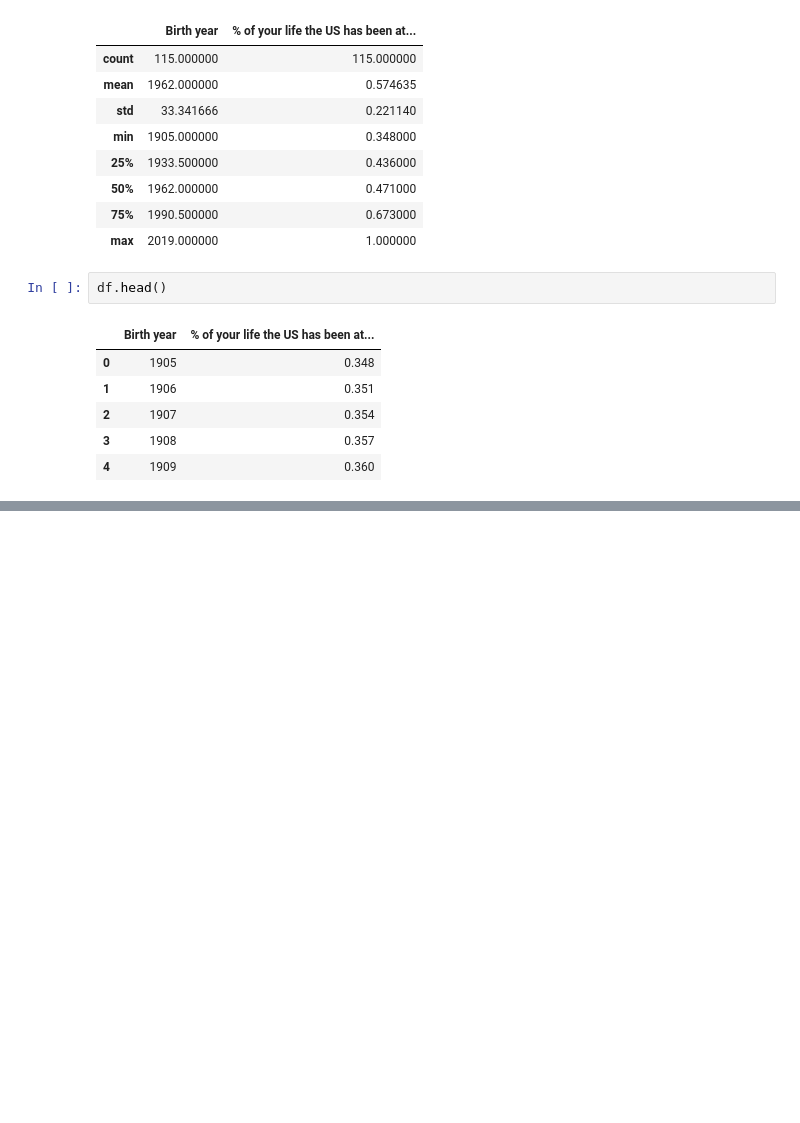
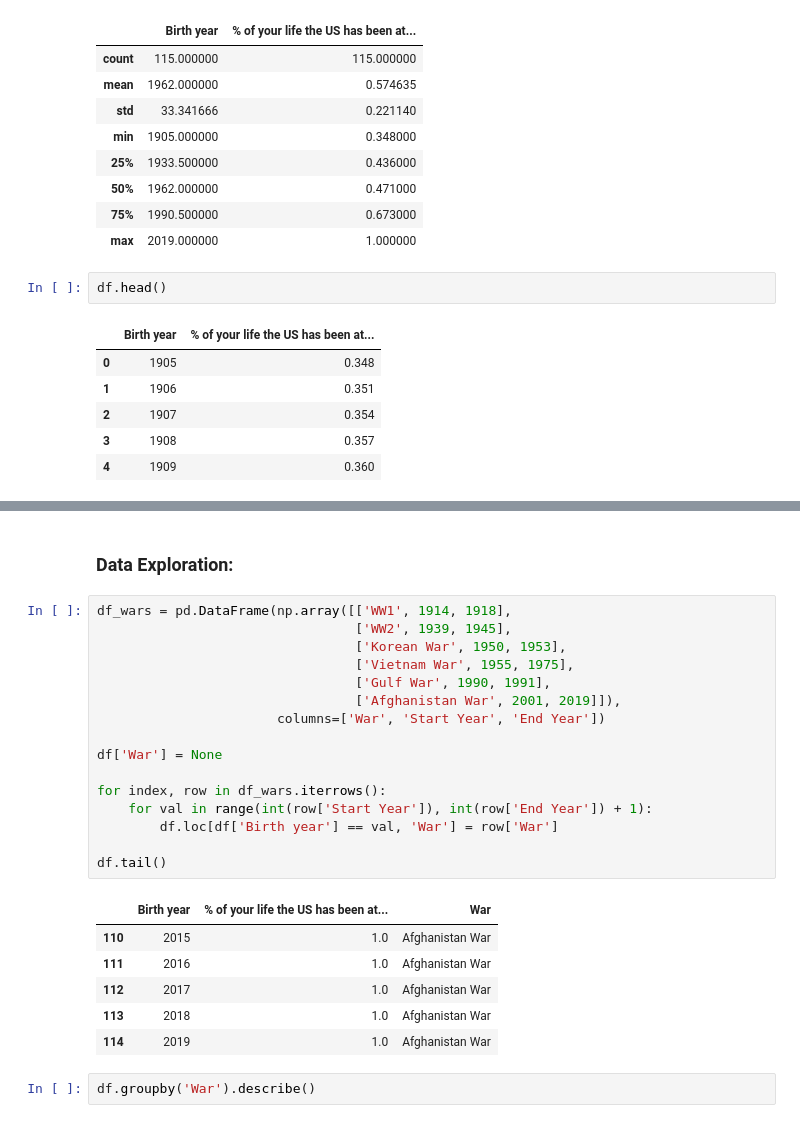
Before and after one commit to rlevv/Makeover_Monday, a Jupyter notebook: 2020W6-US_Wartime_Living/US_Wartime_Living.ipynb, the cells around one changed output, grey strips where cells are left out. Saved outputs shown, nothing was run; the diff lists cells and outputs as text; blank space fills up the shorter version.

```diff
--- a/2020W6-US_Wartime_Living/US_Wartime_Living.ipynb
+++ b/2020W6-US_Wartime_Living/US_Wartime_Living.ipynb
@@ -54,0 +62,27 @@ df.head()
+# %% [markdown]
+### Data Exploration:
+# %%
+df_wars = pd.DataFrame(np.array([['WW1', 1914, 1918],
+                                 ['WW2', 1939, 1945],
+                                 ['Korean War', 1950, 1953],
+                                 ['Vietnam War', 1955, 1975],
+                                 ['Gulf War', 1990, 1991],
+                                 ['Afghanistan War', 2001, 2019]]),
+                       columns=['War', 'Start Year', 'End Year'])
+
+df['War'] = None
+
+for index, row in df_wars.iterrows():
+    for val in range(int(row['Start Year']), int(row['End Year']) + 1):
+        df.loc[df['Birth year'] == val, 'War'] = row['War']
+
+df.tail()
+# %% [output]
+|  | Birth year | % of your life the US has been at... | War |
+| 110 | 2015 | 1.0 | Afghanistan War |
+| 111 | 2016 | 1.0 | Afghanistan War |
+| 112 | 2017 | 1.0 | Afghanistan War |
+| 113 | 2018 | 1.0 | Afghanistan War |
+| 114 | 2019 | 1.0 | Afghanistan War |
+# %%
+df.groupby('War').describe()
```
Also changed, not shown: parts of 4 cells of this notebook, 1 other file.
